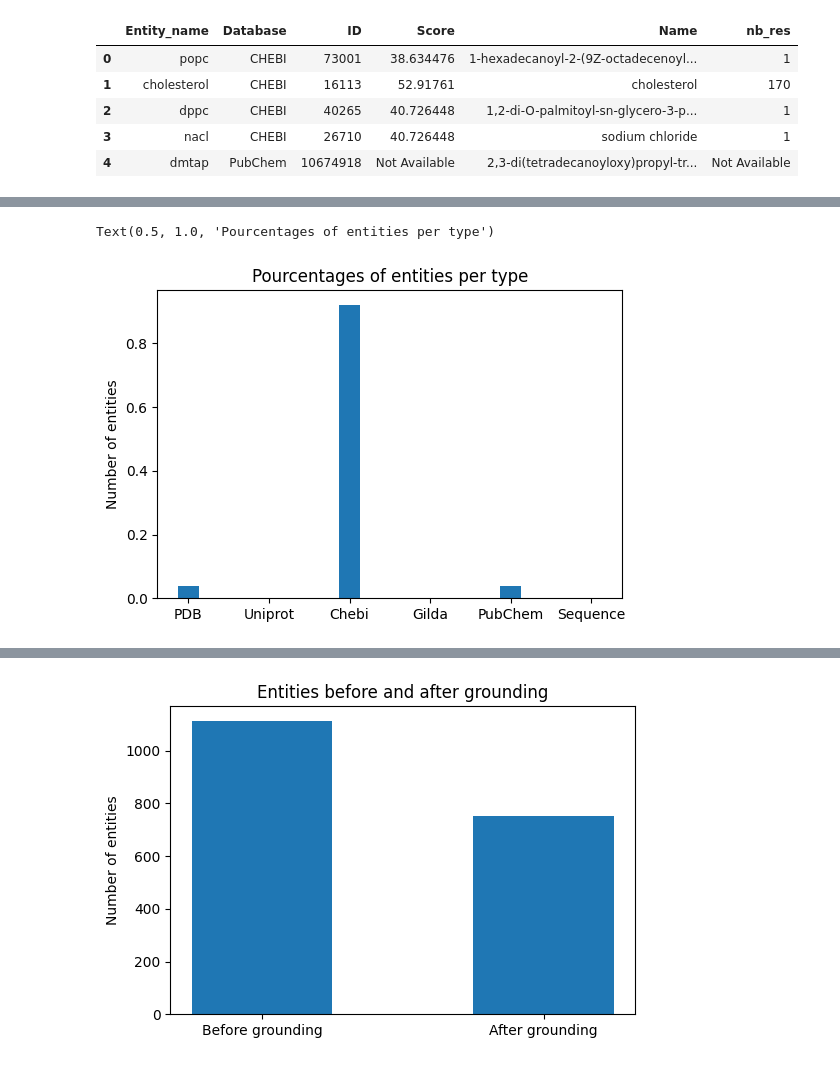
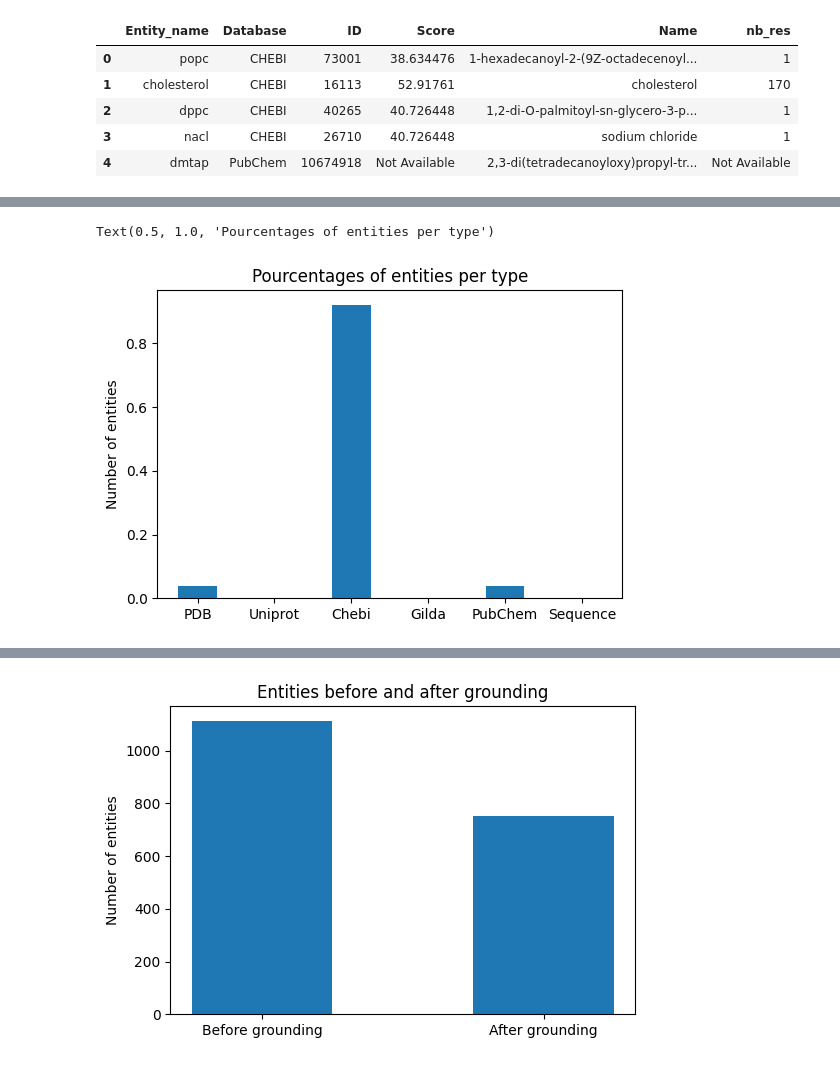
Before and after one commit to MDverse/mdverse_entity_norm, a Jupyter notebook: notebooks/mollecule_grounding_stats.ipynb, the cells around one changed output, grey strips where cells are left out. Drawn from its saved outputs; the diff is of its cells as text; code cells hidden in the pictures.

```diff
--- a/notebooks/mollecule_grounding_stats.ipynb
+++ b/notebooks/mollecule_grounding_stats.ipynb
@@ -50,13 +51,13 @@ SEQUENCE:0.00%
 # %%
 # PLot each percentage
 labels = ["PDB", "Uniprot", "Chebi", "Gilda", "PubChem", "Sequence"]
 values = [pdb, uniprot, chebi, gilda, pubchem, seq]
 
 fig, ax = plt.subplots(figsize=(6, 4))
-bar = ax.bar(labels, values, width=0.25)
+bar = ax.bar(labels, values, width=0.50)
 
 ax.set_ylabel("Number of entities")
 ax.set_title("Pourcentages of entities per type")
 # %% [output]
 Text(0.5, 1.0, 'Pourcentages of entities per type')
-[figure, old version]
+[figure, new version]
```
Also changed, not shown: parts of 8 cells of this notebook.
